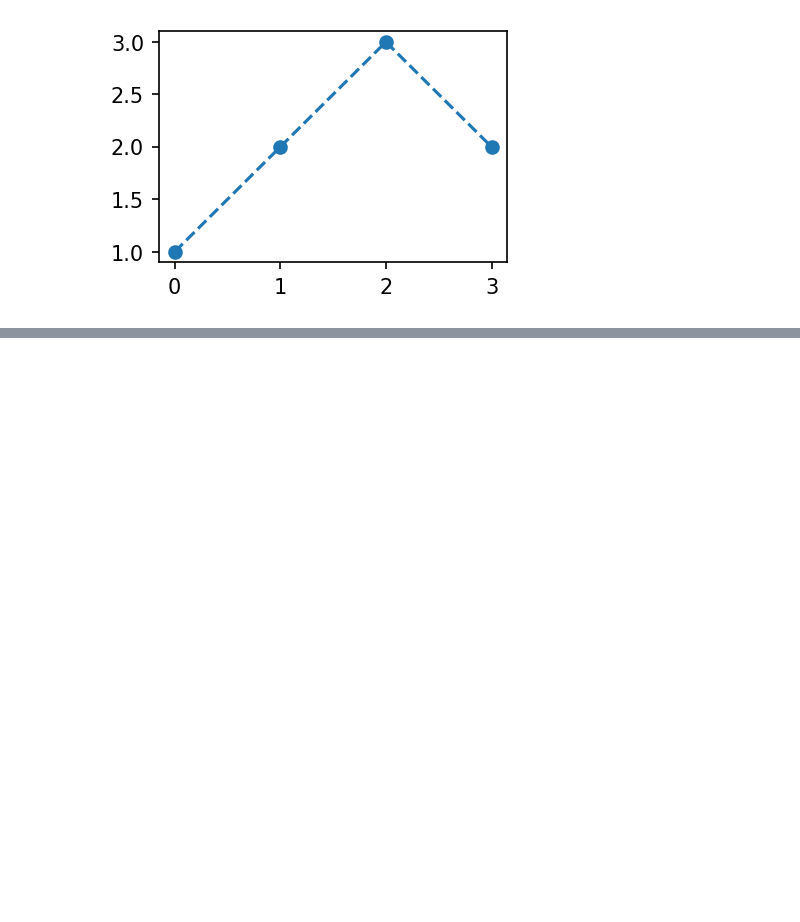
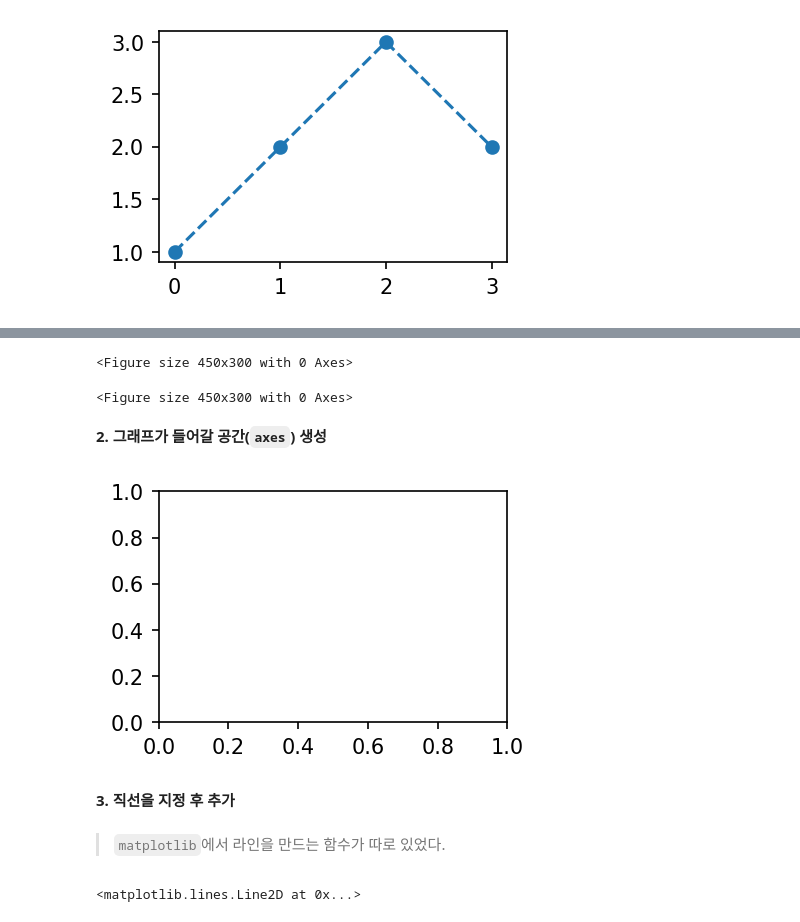
Before and after one commit to HollyRiver/RiverFlow, a Jupyter notebook: unrefined file/datavisuallization/learning materials/2. 꺾은선, 산점도, 객체지향화.ipynb, the cells around one changed output, grey strips where cells are left out. Saved outputs shown, nothing was run; the diff lists cells and outputs as text; code cells hidden in the pictures; blank space fills up the shorter version.

````diff
--- a/unrefined file/datavisuallization/learning materials/2. 꺾은선, 산점도, 객체지향화.ipynb
+++ b/unrefined file/datavisuallization/learning materials/2. 꺾은선, 산점도, 객체지향화.ipynb
@@ -270,0 +312,13 @@ matplotlib.lines.Line2D
+# %%
+fig = plt.figure(); fig   ## 최상위 하이라이트인 그림만 만들어냄.
+# %% [output]
+<Figure size 450x300 with 0 Axes>
+<Figure size 450x300 with 0 Axes>
+# %% [markdown]
+**2. 그래프가 들어갈 공간(```axes```) 생성**
+# %%
+ax = fig.add_axes([0.125,0.11,0.775,0.77]); fig  ## 가로시작, 세로시작, 종횡비
+# %% [output]
+[figure, added]
+# %% [markdown]
+**3. 직선을 지정 후 추가**
@@ -270,0 +332,6 @@ matplotlib.lines.Line2D
+# %% [markdown]
+> ```matplotlib```에서 라인을 만드는 함수가 따로 있었다.
+# %%
+ax.add_line(line)
+# %% [output]
+<matplotlib.lines.Line2D at 0x...>
````
Also changed, not shown: parts of 127 cells of this notebook, 8 other files.
